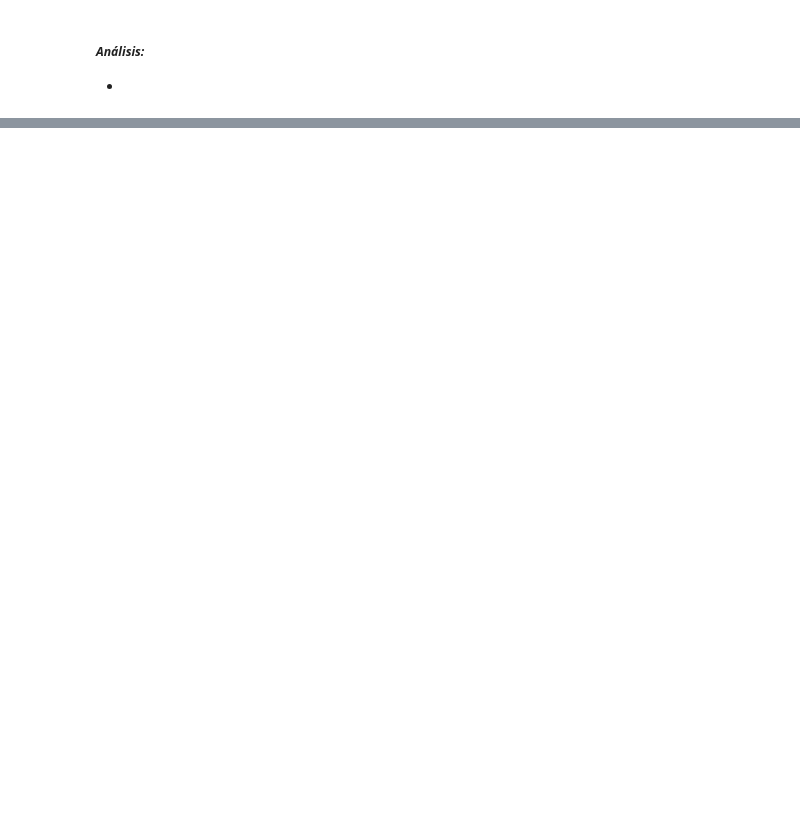
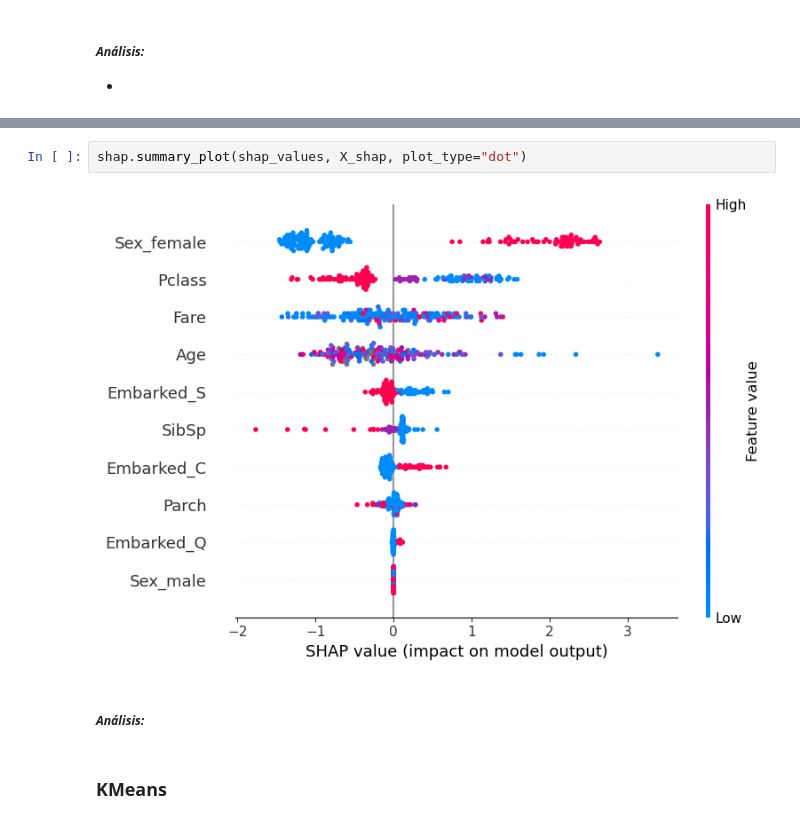
Before and after one commit to arantzaghg/lab_aprendizaje_estadistico, a Jupyter notebook: Tarea KMeans y Shap.ipynb, the cells around one changed output, grey strips where cells are left out. Cells and saved outputs as stored; diff of their text form; blank space fills up the shorter version.

```diff
--- a/Tarea KMeans y Shap.ipynb
+++ b/Tarea KMeans y Shap.ipynb
@@ -125,0 +160,8 @@ plot_importance(model, max_num_features=10, importance_type="gain", color = 'cor
+# %%
+shap.summary_plot(shap_values, X_shap, plot_type="dot")
+# %% [output]
+[figure, added]
+# %% [markdown]
+##### *Análisis:*
+# %% [markdown]
+### **KMeans**
```
Also changed, not shown: parts of 13 cells of this notebook.
